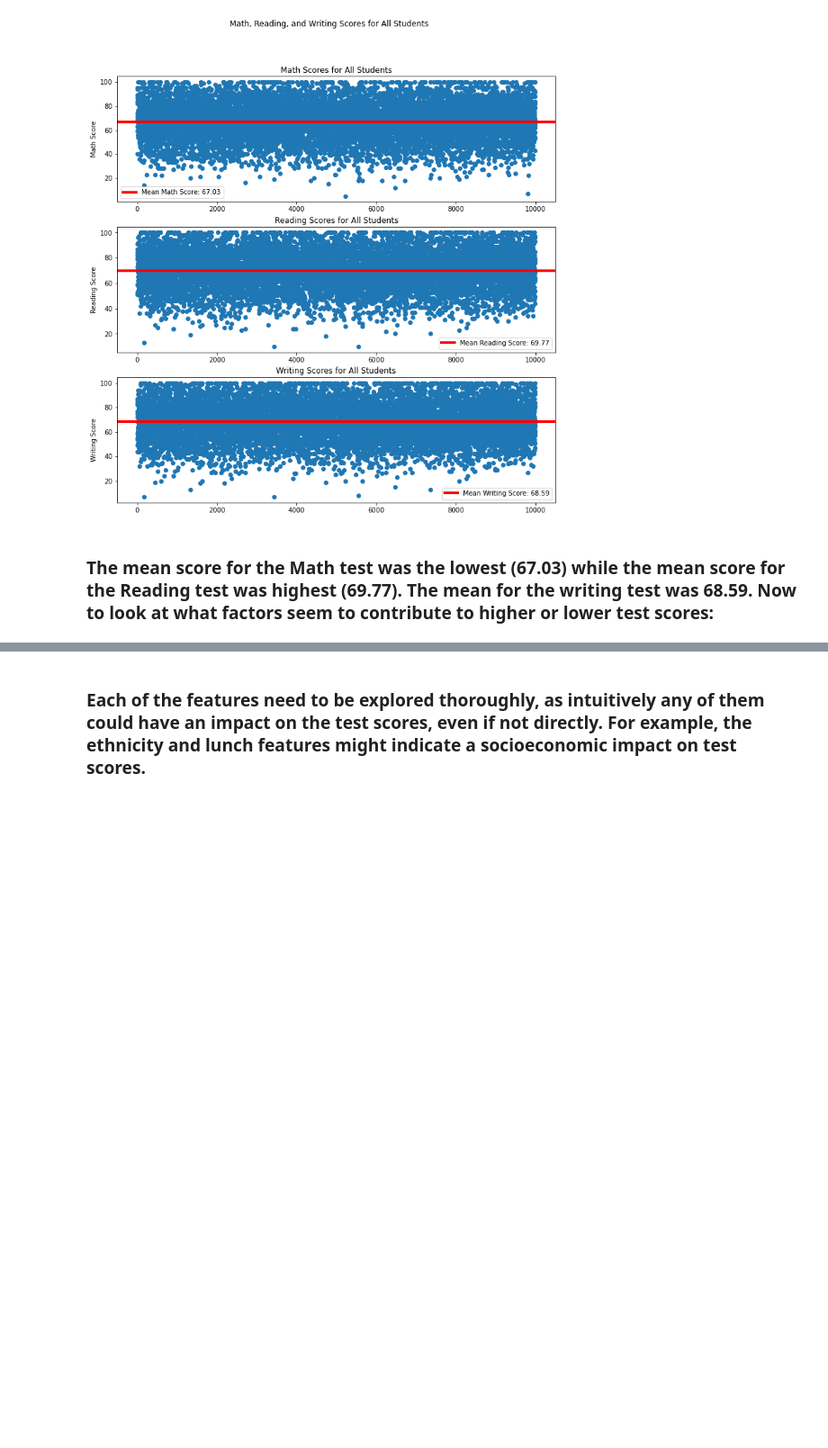
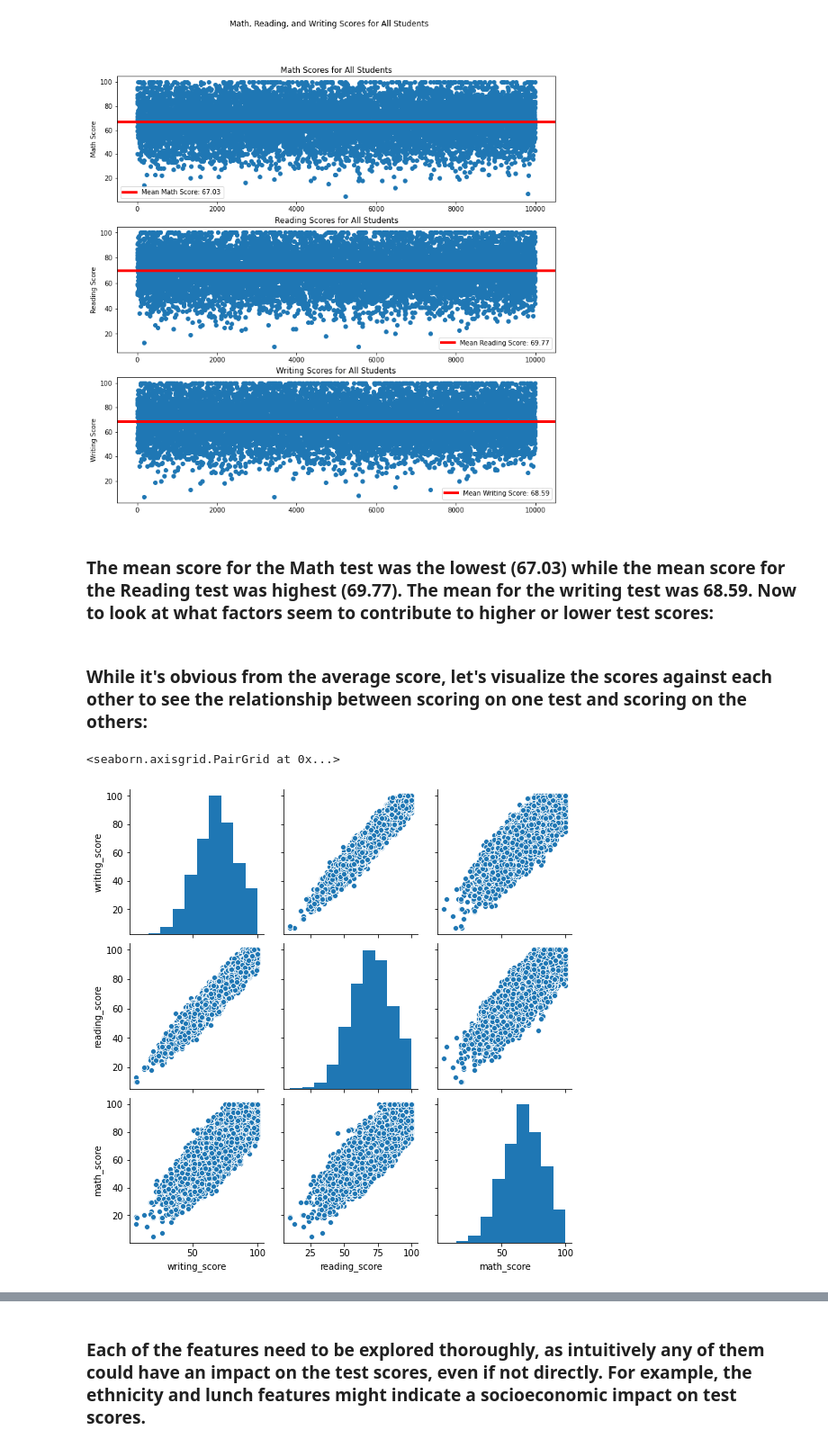
Before and after one commit to dbbabcock/data602_project_1_student_success, a Jupyter notebook: Cleaning and EDA/stu_perf_cleaning_and_eda.ipynb, the cells around one changed output, grey strips where cells are left out. Shown at 90% size. Cells and saved outputs as stored; diff of their text form; code cells hidden in the pictures; blank space fills up the shorter version.

```diff
--- a/Cleaning and EDA/stu_perf_cleaning_and_eda.ipynb
+++ b/Cleaning and EDA/stu_perf_cleaning_and_eda.ipynb
@@ -164,3 +164,10 @@ Text(0.5, 1.0, 'Writing Scores for All Students')
 [figure]
 # %% [markdown]
 <h3>The mean score for the Math test was the lowest (67.03) while the mean score for the Reading test was highest (69.77). The mean for the writing test was 68.59. Now to look at what factors seem to contribute to higher or lower test scores:
+# %% [markdown]
+<h3>While it's obvious from the average score, let's visualize the scores against each other to see the relationship between scoring on one test and scoring on the others:
+# %%
+sns.pairplot(stu_perf_df[['writing_score','reading_score','math_score']])
+# %% [output]
+<seaborn.axisgrid.PairGrid at 0x...>
+[figure, added]
```
Also changed, not shown: parts of 3 cells of this notebook.
